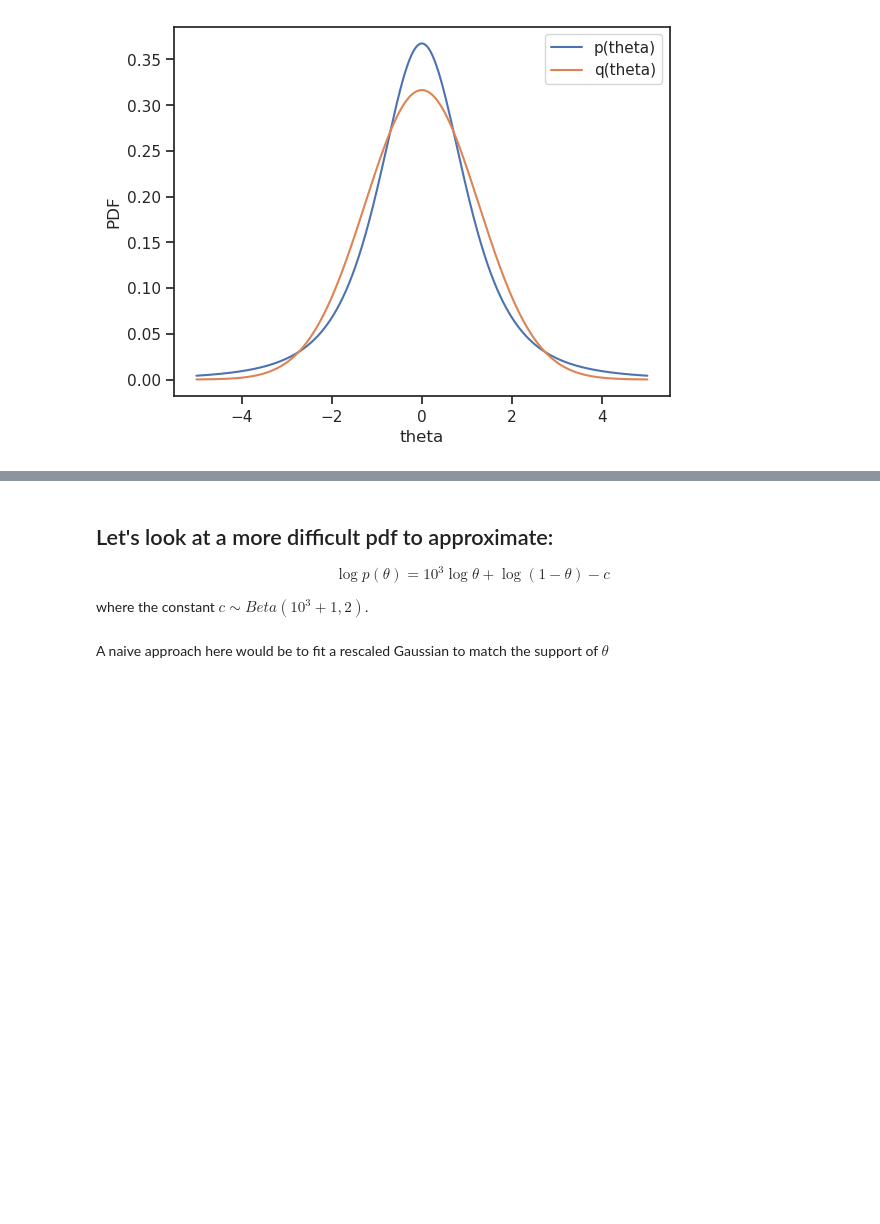
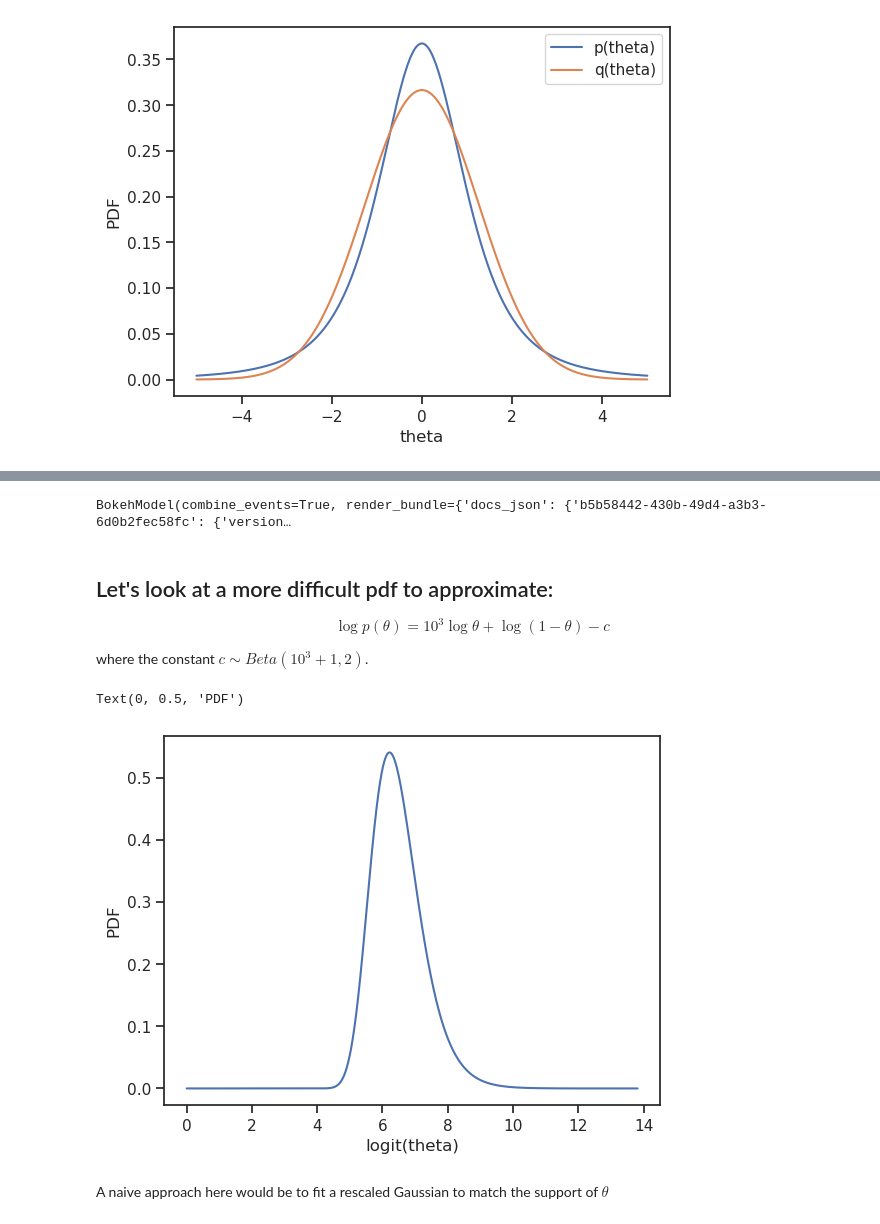
Before and after one commit to fonnesbeck/vi_pydata_virginia_2025, a Jupyter notebook: notebooks/Intro_Variational_Infeterence.ipynb, the cells around one changed output, grey strips where cells are left out. Drawn from its saved outputs; the diff is of its cells as text; code cells hidden in the pictures; blank space fills up the shorter version.

```diff
--- a/notebooks/Intro_Variational_Infeterence.ipynb
+++ b/notebooks/Intro_Variational_Infeterence.ipynb
@@ -189,3 +209,8 @@ plt.legend();
+# %%
+viz_app = VariationalInferenceViz()
+viz_app.layout
+# %% [output]
+BokehModel(combine_events=True, render_bundle={'docs_json': {'b5b58442-430b-49d4-a3b3-6d0b2fec58fc': {'version…
 # %% [markdown]
 ## Let's look at a more difficult pdf to approximate:
 $$
@@ -193,6 +218,25 @@ $$
 $$
 
 where the constant $c \sim Beta(10^3+1, 2)$.
+# %%
+def logp_hard(theta, a=1e3, b=1):
+    val = np.zeros_like(theta)
+    msk = (theta >= 1.0) | (theta <= 0.0)
+    val[msk] = -np.inf
+    if np.any(~msk):
+        val[~msk] = a * np.log(theta) + b * np.log(1.0 - theta) - sp.special.betaln(a + 1.0, b + 1.0)
+    return val
+
+theta = np.linspace(0.5, 0.999999, 100000)
+ptheta = np.exp(logp_hard(theta))
+dtheta_dlogittheta = theta * (1.0 - theta)
+
+plt.plot(sp.special.logit(theta), ptheta * dtheta_dlogittheta, label='p(logit(theta))')
+plt.xlabel('logit(theta)')
+plt.ylabel('PDF')
+# %% [output]
+Text(0, 0.5, 'PDF')
+[figure, added]
 # %% [markdown]
 A naive approach here would be to fit a rescaled Gaussian to match the support of $\theta$
 # %%
```
Also changed, not shown: parts of 6 cells of this notebook, 3 other files.
